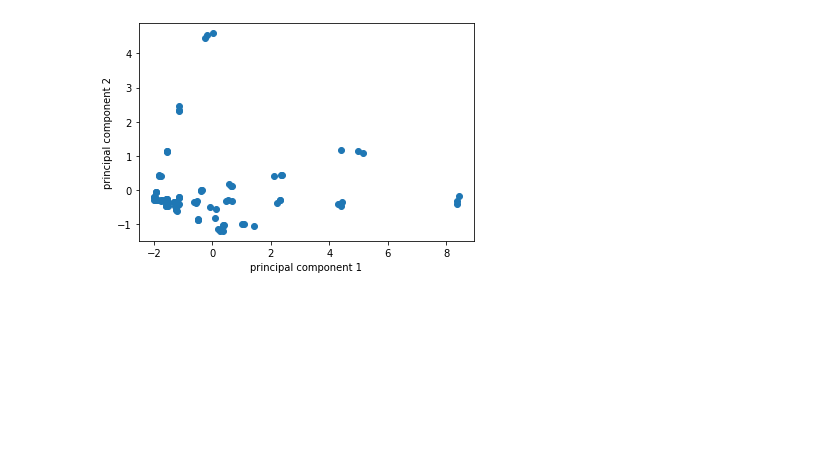
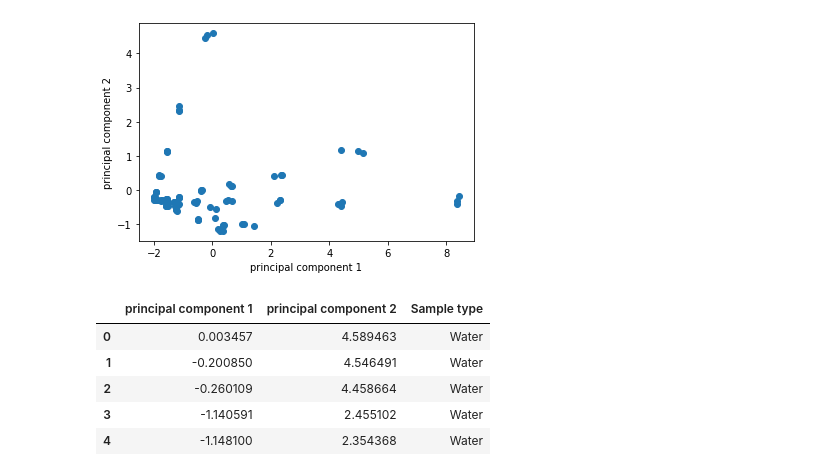
Before and after one commit to WizenPainter/DTU-02450, a Jupyter notebook: Exercises/Exercise 2/exercise_2.ipynb, the cells around one changed output. Saved outputs shown, nothing was run; the diff lists cells and outputs as text; code cells hidden in the pictures; blank space fills up the shorter version.

```diff
--- a/Exercises/Exercise 2/exercise_2.ipynb
+++ b/Exercises/Exercise 2/exercise_2.ipynb
@@ -74,3 +81,13 @@ plt.ylabel('principal component 2')
 plt.show()
 # %% [output]
 [figure]
+# %%
+finalDf = pd.concat([principalDf, df[['Sample type']]], axis = 1)
+finalDf.head()
+# %% [output]
+|  | principal component 1 | principal component 2 | Sample type |
+| 0 | 0.003457 | 4.589463 | Water |
+| 1 | -0.200850 | 4.546491 | Water |
+| 2 | -0.260109 | 4.458664 | Water |
+| 3 | -1.140591 | 2.455102 | Water |
+| 4 | -1.148100 | 2.354368 | Water |
```
Also changed, not shown: parts of 2 cells of this notebook, 1 other file.
